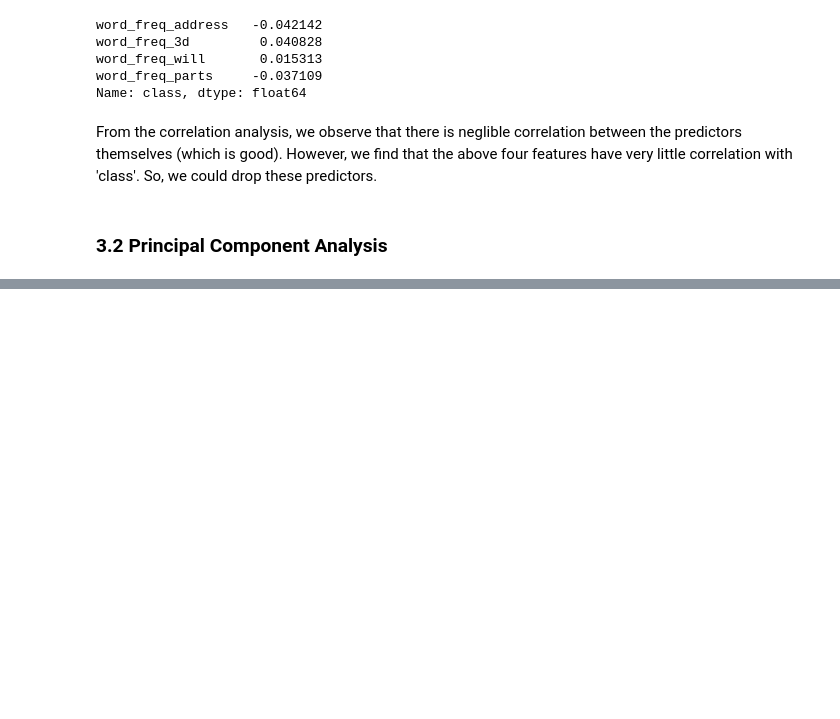
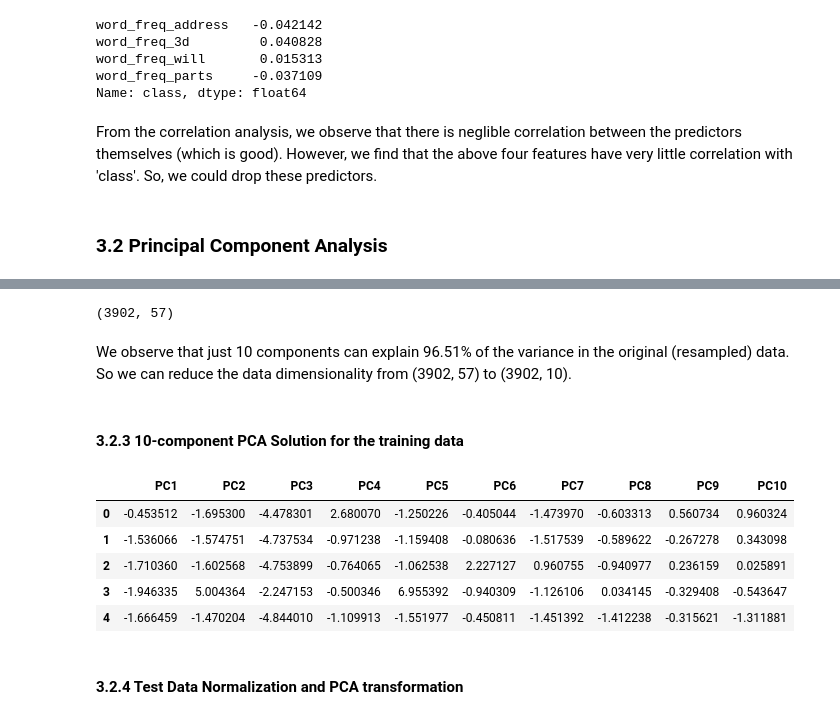
Before and after one commit to montimaj/IST_5520_Challenge, a Jupyter notebook: spam_classifier_model_tuning.ipynb, the cells around one changed output, grey strips where cells are left out. Saved outputs shown, nothing was run; the diff lists cells and outputs as text; code cells hidden in the pictures; blank space fills up the shorter version.

```diff
--- a/spam_classifier_model_tuning.ipynb
+++ b/spam_classifier_model_tuning.ipynb
@@ -183,0 +161,23 @@ pca_transform_df.head()
+# %%
+X_resampled.shape
+# %% [output]
+(3902, 57)
+# %% [markdown]
+We observe that just 10 components can explain 96.51% of the variance in the original (resampled) data. So we can reduce the data dimensionality from (3902, 57) to (3902, 10).
+# %% [markdown]
+#### 3.2.3 10-component PCA Solution for the training data
+# %%
+train_pca_linear = PCA(n_components=10)
+train_pca_transform_arr = train_pca_linear.fit_transform(norm_arr)
+train_pca_transform_df = pd.DataFrame(train_pca_transform_arr)
+train_pca_transform_df.columns = ['PC' + str(n) for n in range(1, 11)]
+train_pca_transform_df.head()
+# %% [output]
+|  | PC1 | PC2 | PC3 | PC4 | PC5 | PC6 | PC7 | PC8 | PC9 | PC10 |
+| 0 | -0.453512 | -1.695300 | -4.478301 | 2.680070 | -1.250226 | -0.405044 | -1.473970 | -0.603313 | 0.560734 | 0.960324 |
+| 1 | -1.536066 | -1.574751 | -4.737534 | -0.971238 | -1.159408 | -0.080636 | -1.517539 | -0.589622 | -0.267278 | 0.343098 |
+| 2 | -1.710360 | -1.602568 | -4.753899 | -0.764065 | -1.062538 | 2.227127 | 0.960755 | -0.940977 | 0.236159 | 0.025891 |
+| 3 | -1.946335 | 5.004364 | -2.247153 | -0.500346 | 6.955392 | -0.940309 | -1.126106 | 0.034145 | -0.329408 | -0.543647 |
+| 4 | -1.666459 | -1.470204 | -4.844010 | -1.109913 | -1.551977 | -0.450811 | -1.451392 | -1.412238 | -0.315621 | -1.311881 |
+# %% [markdown]
+#### 3.2.4 Test Data Normalization and PCA transformation
```
Also changed, not shown: parts of 24 cells of this notebook.
